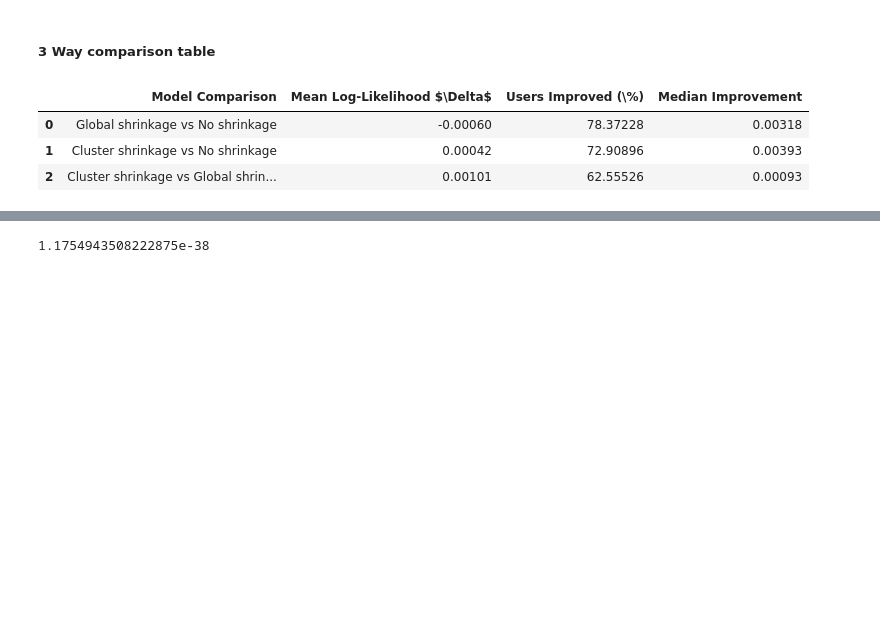
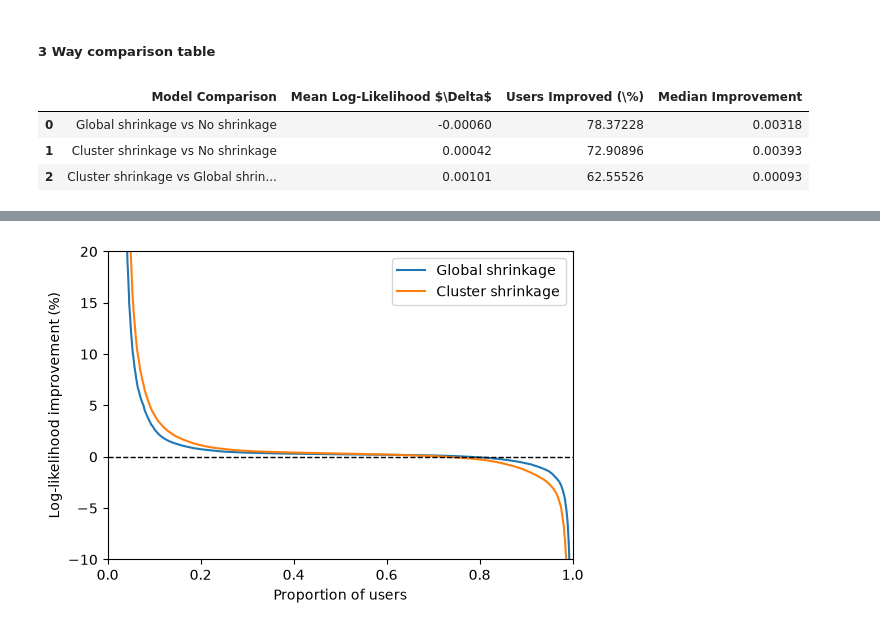
Before and after one commit to adam-broomhead/cybersecurity_thesis, a Jupyter notebook: notebooks/Pipeline_py/203_results_analysis.ipynb, the cells around one changed output, grey strips where cells are left out. Cells and saved outputs as stored; diff of their text form; code cells hidden in the pictures; blank space fills up the shorter version.

```diff
--- a/notebooks/Pipeline_py/203_results_analysis.ipynb
+++ b/notebooks/Pipeline_py/203_results_analysis.ipynb
@@ -467,4 +410,46 @@ float(np.nextafter(np.float32(1.0), np.float32(0.0)))
-# %%
-float(np.finfo(np.float32).tiny)
-# %% [output]
-1.1754943508222875e-38
+# %%
+import numpy as np
+import matplotlib.pyplot as plt
+import l_result_preperation as l
+import utils as ut
+
+runtime_configs = ut.load_json5('runtime_configs')
+
+_, ll_user_results, _ = l.load_test_results(
+    results_dir=ut.results_dir,
+    n_test_seeds=runtime_configs['n_test_seeds'])
+
+user_scores = (
+    ll_user_results
+    .groupby(['user_idx', 'model'])['mean_ll']
+    .mean()
+    .unstack('model')
+)
+
+fig, ax = plt.subplots(figsize=(6, 4))
+
+for model in ('global_smoothing', 'cluster_smoothing'):
+    improvement = (
+        100 * (user_scores[model] - user_scores['no_smoothing'])
+        / user_scores['no_smoothing'].abs()
+    ).sort_values(ascending=False)
+
+    x = np.arange(1, len(improvement) + 1) / len(improvement)
+
+    ax.plot(
+        x,
+        improvement,
+        label=l.model_labels[model]
+    )
+
+ax.axhline(0, color='black', linestyle='--', linewidth=1)
+ax.set_ylim(-10, 20)
+ax.set_xlim(0, 1)
+
+ax.set_xlabel('Proportion of users')
+ax.set_ylabel('Log-likelihood improvement (%)')
+ax.legend()
+
+plt.show()
+# %% [output]
+[figure, added]
```
Also changed, not shown: parts of 4 cells of this notebook, 10 other files.
